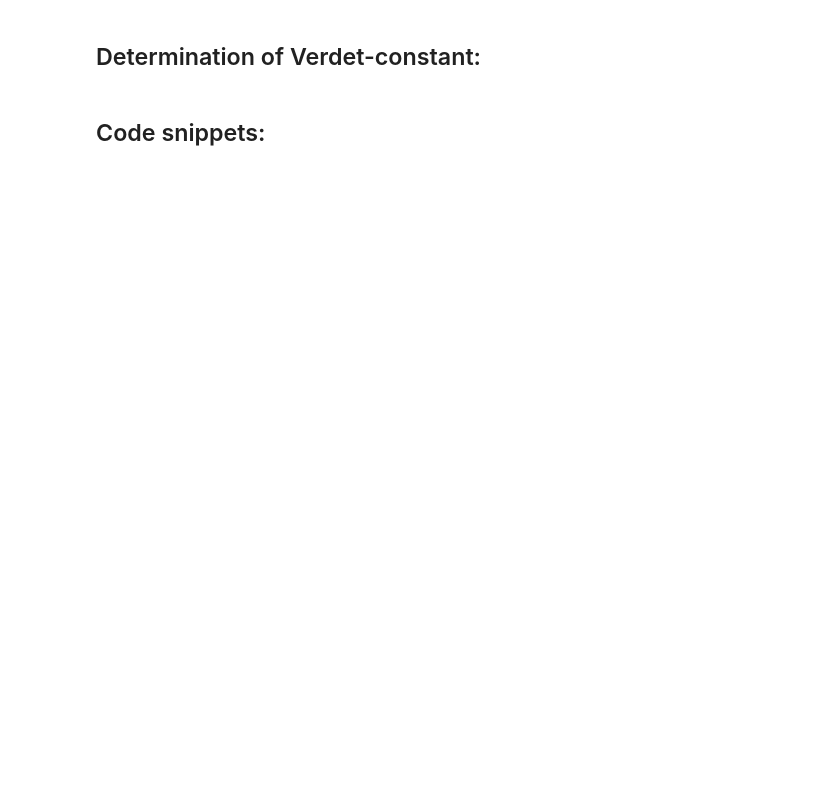
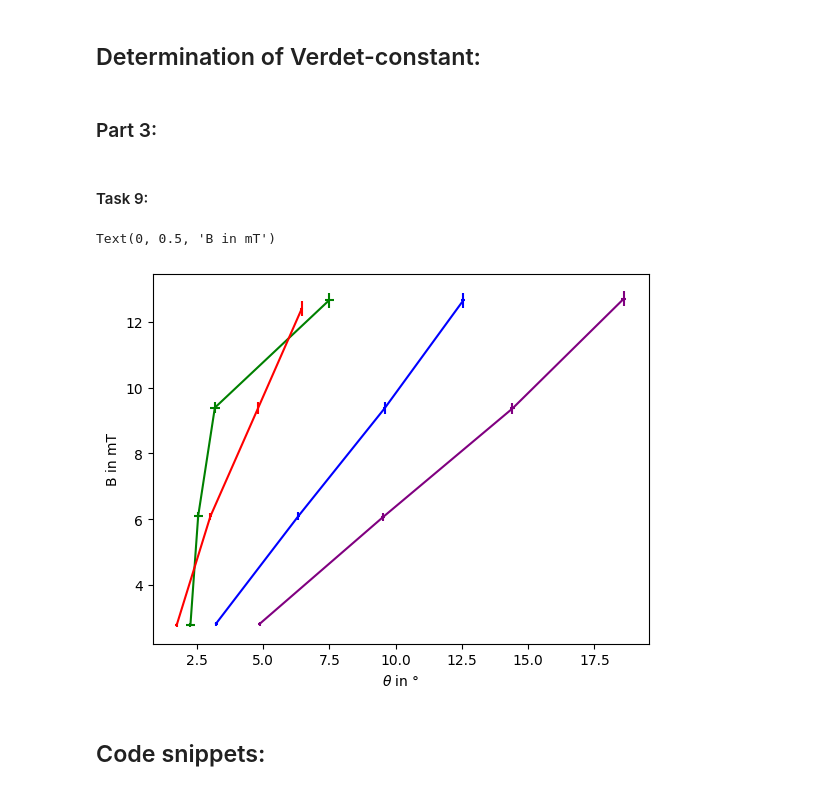
Before and after one commit to cembomembo/FP-Faraday, a Jupyter notebook: Evaluation/evaluation.ipynb, the cells around one changed output. Saved outputs shown, nothing was run; the diff lists cells and outputs as text; code cells hidden in the pictures; blank space fills up the shorter version.

```diff
--- a/Evaluation/evaluation.ipynb
+++ b/Evaluation/evaluation.ipynb
@@ -365,2 +378,6 @@ COM: 45.731764705882355
 # %% [markdown]
 ## Determination of Verdet-constant:
+# %% [markdown]
+### Part 3:
+# %% [markdown]
+#### Task 9:
@@ -367,3 +426,49 @@ COM: 45.731764705882355
+# %%
+# Rotation angle Theta against B_bar
+def contrast(I_par,I_ort, I_par_err=0.01,I_ort_err=0.001):
+    K = (I_par - I_ort)/(I_par + I_ort)
+    K_err = 2/(I_par+ I_ort)**2 * np.sqrt((I_par*I_par_err)**2+(I_ort*I_ort_err)**2)
+    return K, K_err
+
+def Theta_B(I_SS,I_DC,m_num,I_all):
+    par = I_all[m_num,1]-I_all[m_num,0]
+    ort = I_all[m_num,2]-I_all[m_num,0]
+
+    K = contrast(par,ort)
+
+    theta = I_SS/(K[0]*4*I_DC)
+    theta_err = theta * np.sqrt( (0.5/I_SS)**2 + (0.001/I_DC)**2 + (K[1]/K[0])**2 )
+    return theta, theta_err
+
+def B_eff(I_eff,I_eff_err=0.04):
+    factor = 7.72/9.3 # as we only measured the center, but we want to have the average field, that factor consists of the avrg/max (task 2-3)
+    factor_err = factor * np.sqrt((0.11/7.72)**2 + (0.1/9.3)**2)
+
+    B_center = 9.90*I_eff - 0.61 # mT
+    B_center_err = np.sqrt((I_eff_err*I_eff)**2 + (I_eff_err)**2 )
+
+    B_eff = B_center*factor
+    B_eff_err = B_eff * np.sqrt((B_center_err/B_center)**2 + (factor_err/factor)**2)
+
+
+    return B_eff , B_eff_err
+
+def plot_Theta_B(wl,color,m_num, I_all=I_all):
+    theta = Theta_B(wl[2],wl[1],m_num, I_all)
+    B = B_eff(wl[0])
+
+    plt.errorbar(theta[0],B[0], xerr=theta[1], yerr=B[1], color=color)
+
+plot_Theta_B(nm400,'purple',0)
+plot_Theta_B(nm470,'blue',1)
+plot_Theta_B(nm508,'green',2)
+plot_Theta_B(nm628,'red',3)
+
+plt.xlabel(r'$\theta$ in °')
+plt.ylabel('B in mT')
+# %% [output]
+Text(0, 0.5, 'B in mT')
+[figure, added]
 # %% [markdown]
 ## Code snippets:
 # %%
```
Also changed, not shown: parts of 7 cells of this notebook, 4 other files.
